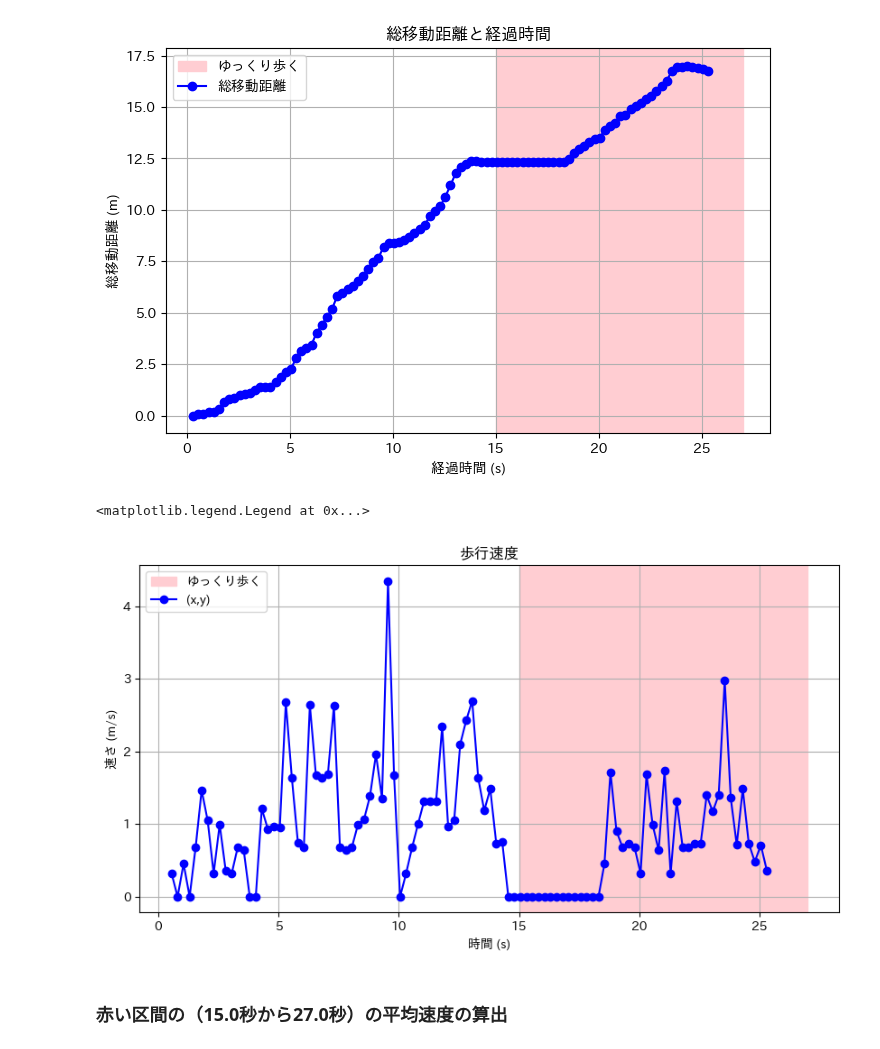
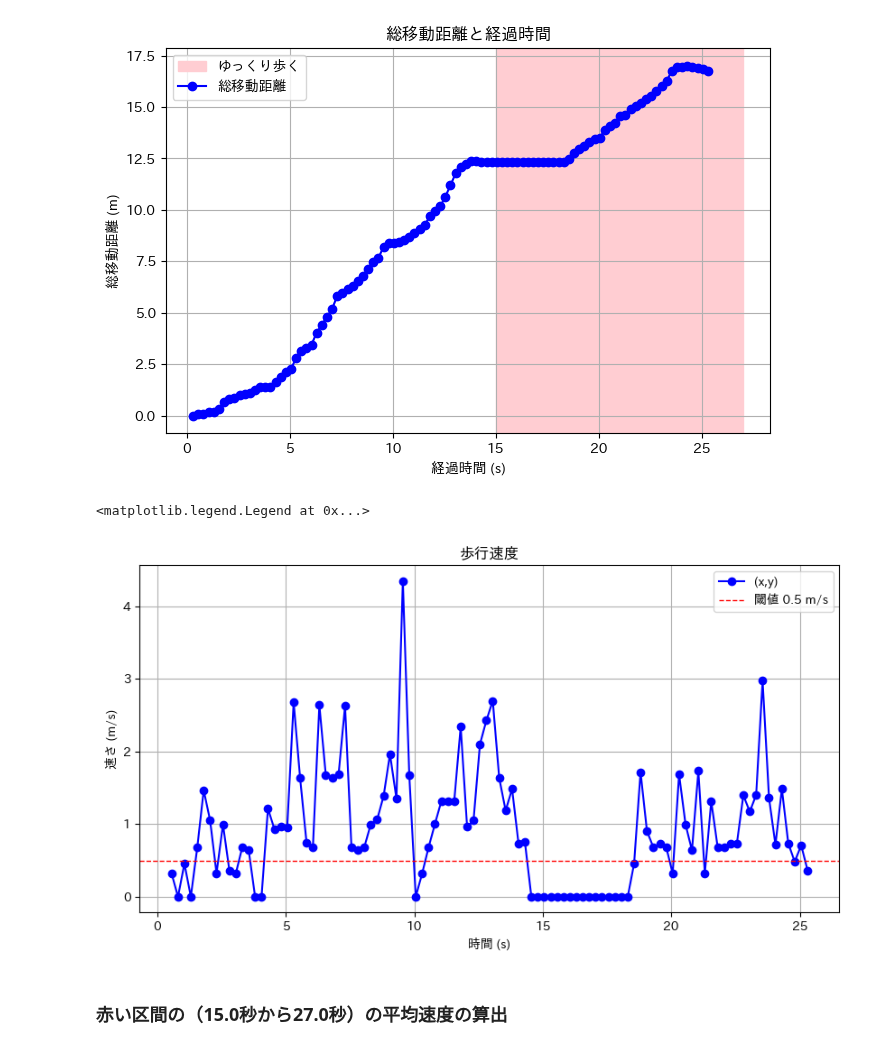
Before and after one commit to kajiLabTeam/pedestrian-behavior-comparison-system, a Jupyter notebook: src/output_trajectories/demo/B/20251127_ryuki_01/speed.ipynb, the cells around one changed output. Saved outputs shown, nothing was run; the diff lists cells and outputs as text; code cells hidden in the pictures.

```diff
--- a/src/output_trajectories/demo/B/20251127_ryuki_01/speed.ipynb
+++ b/src/output_trajectories/demo/B/20251127_ryuki_01/speed.ipynb
@@ -82,26 +82,28 @@ df_speed = pd.DataFrame({
 # %%
 # 出力ファイル名
 # output_csv = "speedSlowly.csv"
 
 # CSV出力
 # df_speed.to_csv(output_csv, index=False)
 
 # 時間も1行目を除いて整形（速度と対応する時間）
 speed = df_speed['speed']
 time = df_speed['time'][1:].reset_index(drop=True)
 
 # グラフ描画
 plt.figure(figsize=(10, 5))
-plt.axvspan(15.0, 27.0,alpha=1.0,color="#ffcdd2",label='ゆっくり歩く')
 plt.plot(df_speed['time'], df_speed['speed'], marker='o', linestyle='-', color='blue', label='(x,y)')
+plt.axhline(y=0.5, color='red', linestyle='--', linewidth=1, label='閾値 0.5 m/s')
+
+
 plt.xlabel('時間 (s)')
 plt.ylabel('速さ (m/s)')
 plt.title('歩行速度')
 plt.grid(True)
 plt.legend()
 # %% [output]
 <matplotlib.legend.Legend at 0x...>
-[figure, old version]
+[figure, new version]
 # %% [markdown]
 ### 赤い区間の（15.0秒から27.0秒）の平均速度の算出
 # %%
```
Also changed, not shown: parts of 1 cell of this notebook.
